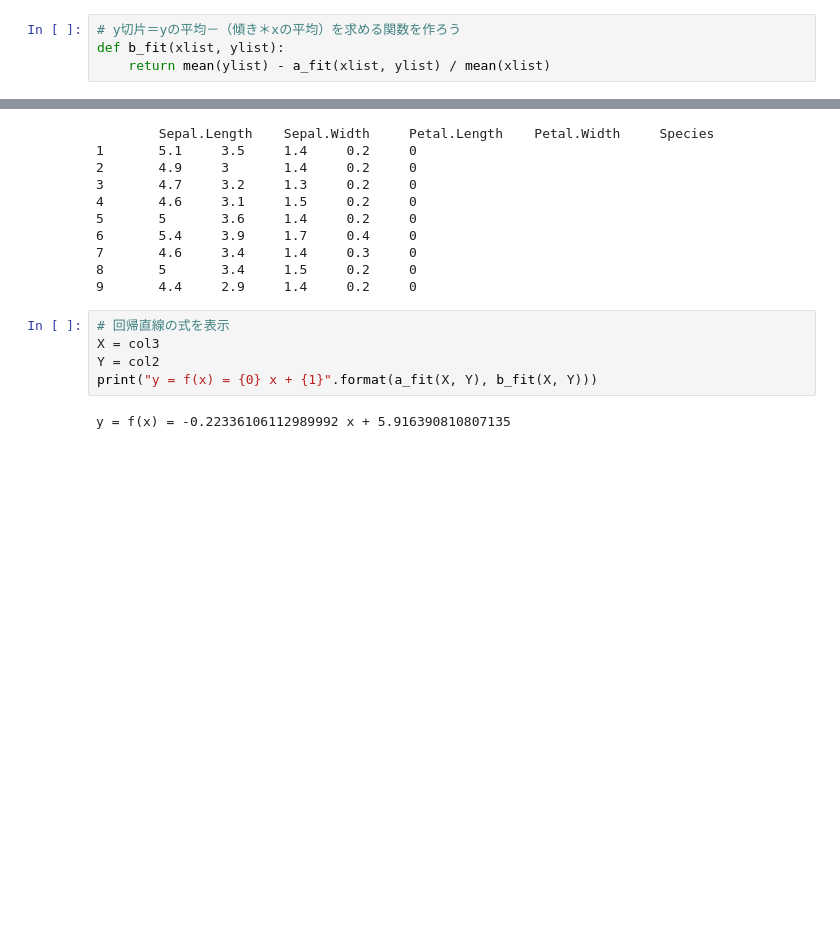
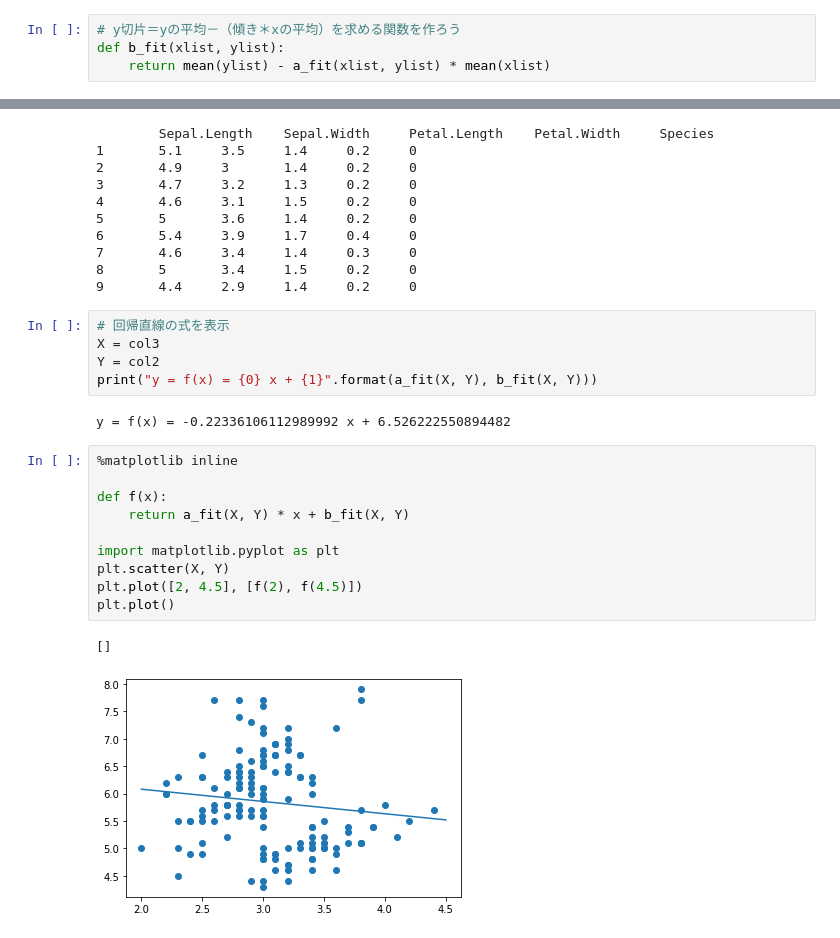
Before and after one commit to maskot1977/Python2020, a Jupyter notebook: 28.ipynb, the cells around one changed output, grey strips where cells are left out. Drawn from its saved outputs; the diff is of its cells as text; blank space fills up the shorter version.

```diff
--- a/28.ipynb
+++ b/28.ipynb
@@ -69,7 +69,7 @@ def a_fit(xlist, ylist):
 # %%
 # y切片＝yの平均－（傾き＊xの平均）を求める関数を作ろう
 def b_fit(xlist, ylist):
-    return mean(ylist) - a_fit(xlist, ylist) / mean(xlist)
+    return mean(ylist) - a_fit(xlist, ylist) * mean(xlist)
 # %%
 !head iris.txt
 # %% [output]
@@ -89,4 +89,17 @@ X = col3
 Y = col2
 print("y = f(x) = {0} x + {1}".format(a_fit(X, Y), b_fit(X, Y)))
 # %% [output]
-y = f(x) = -0.22336106112989992 x + 5.916390810807135
+y = f(x) = -0.22336106112989992 x + 6.526222550894482
+# %%
+%matplotlib inline
+
+def f(x):
+    return a_fit(X, Y) * x + b_fit(X, Y)
+
+import matplotlib.pyplot as plt
+plt.scatter(X, Y)
+plt.plot([2, 4.5], [f(2), f(4.5)])
+plt.plot()
+# %% [output]
+[]
+[figure, added]
```
Also changed, not shown: parts of 5 cells of this notebook.
